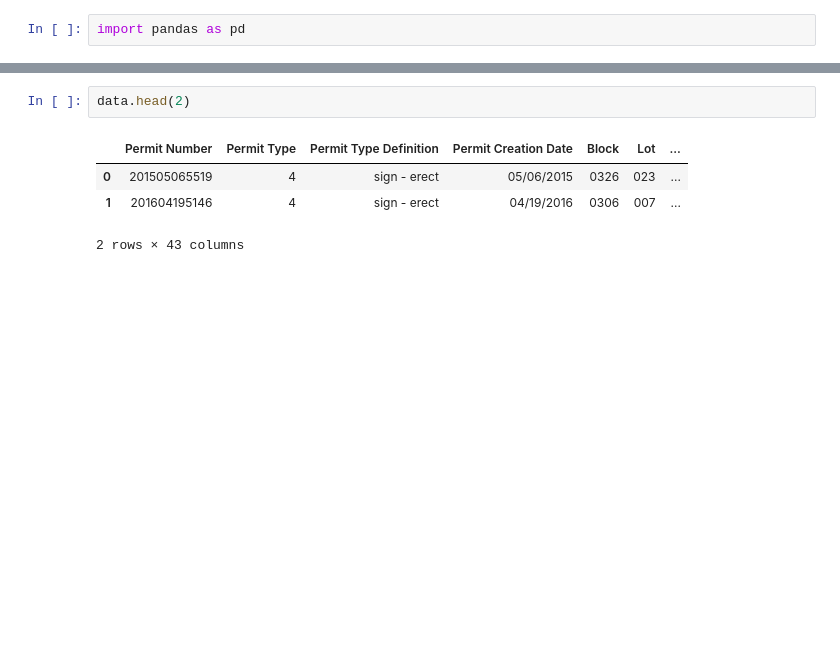
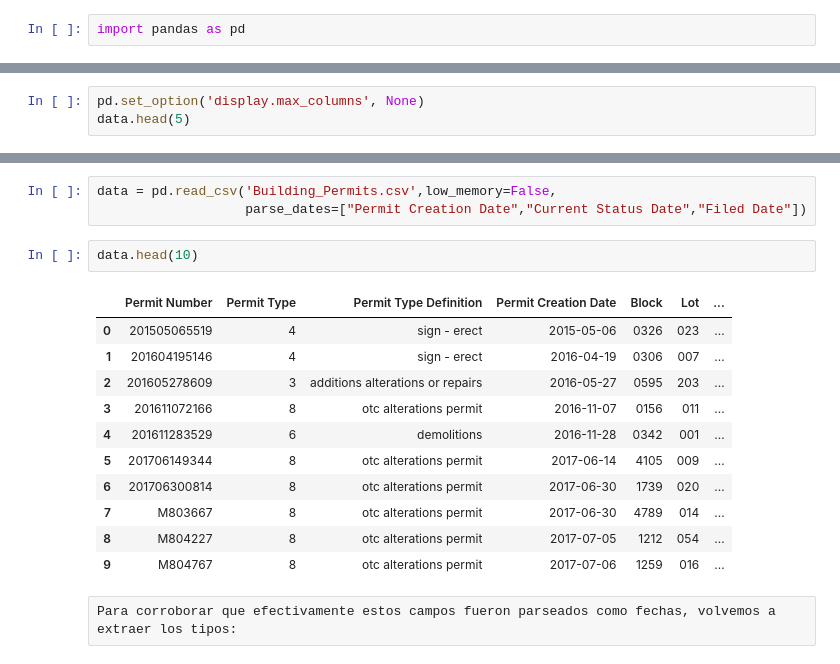
Before and after one commit to lprone/testDocker, a Jupyter notebook: notebooks/Laboratorio - L. Prone y J. Bergamasco.ipynb, the cells around one changed output, grey strips where cells are left out. Saved outputs shown, nothing was run; the diff lists cells and outputs as text; blank space fills up the shorter version.

```diff
--- a/notebooks/Laboratorio - L. Prone y J. Bergamasco.ipynb
+++ b/notebooks/Laboratorio - L. Prone y J. Bergamasco.ipynb
@@ -19,0 +24,3 @@ AttributeError: module 'pandas' has no attribute 'head'
+# %%
+pd.set_option('display.max_columns', None)
+data.head(5)
@@ -20,7 +262,19 @@ AttributeError: module 'pandas' has no attribute 'head'
+# %%
+data = pd.read_csv('Building_Permits.csv',low_memory=False,
+                   parse_dates=["Permit Creation Date","Current Status Date","Filed Date"])
 # %%
-data.head(2)
+data.head(10)
 # %% [output]
 |  | Permit Number | Permit Type | Permit Type Definition | Permit Creation Date | Block | Lot | ... |
-| 0 | 201505065519 | 4 | sign - erect | 05/06/2015 | 0326 | 023 | ... |
-| 1 | 201604195146 | 4 | sign - erect | 04/19/2016 | 0306 | 007 | ... |
+| 0 | 201505065519 | 4 | sign - erect | 2015-05-06 | 0326 | 023 | ... |
+| 1 | 201604195146 | 4 | sign - erect | 2016-04-19 | 0306 | 007 | ... |
+| 2 | 201605278609 | 3 | additions alterations or repairs | 2016-05-27 | 0595 | 203 | ... |
+| 3 | 201611072166 | 8 | otc alterations permit | 2016-11-07 | 0156 | 011 | ... |
+| 4 | 201611283529 | 6 | demolitions | 2016-11-28 | 0342 | 001 | ... |
+| 5 | 201706149344 | 8 | otc alterations permit | 2017-06-14 | 4105 | 009 | ... |
+| 6 | 201706300814 | 8 | otc alterations permit | 2017-06-30 | 1739 | 020 | ... |
+| 7 | M803667 | 8 | otc alterations permit | 2017-06-30 | 4789 | 014 | ... |
+| 8 | M804227 | 8 | otc alterations permit | 2017-07-05 | 1212 | 054 | ... |
+| 9 | M804767 | 8 | otc alterations permit | 2017-07-06 | 1259 | 016 | ... |
-2 rows × 43 columns
+# %% [raw]
+Para corroborar que efectivamente estos campos fueron parseados como fechas, volvemos a extraer los tipos:
```
Also changed, not shown: parts of 58 cells of this notebook, 16 other files.
